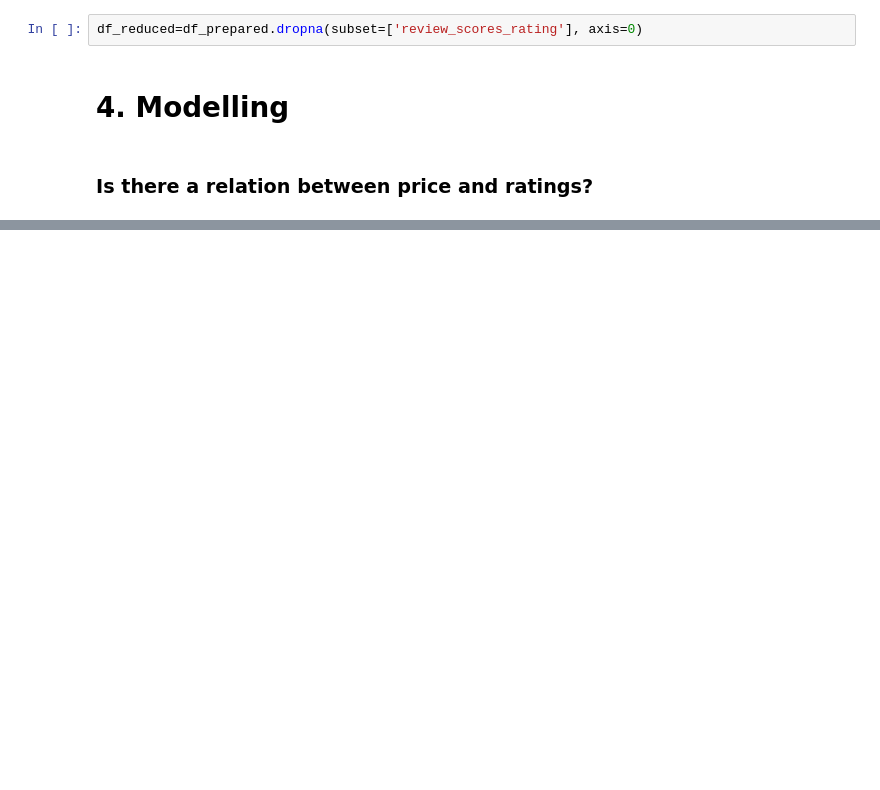
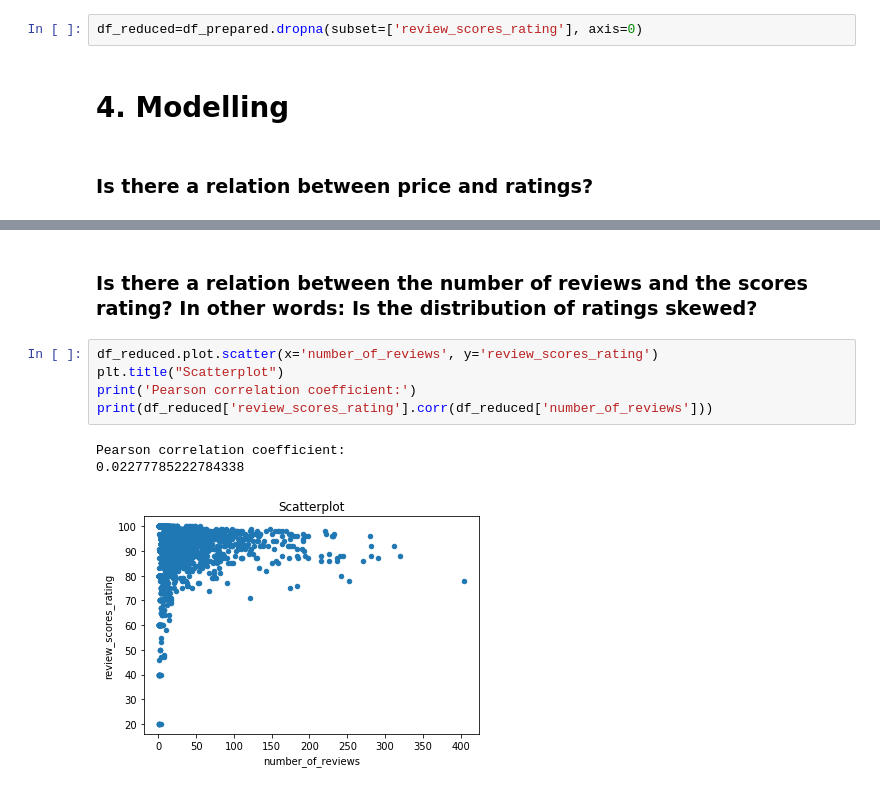
Before and after one commit to MiRoDS/DataScience_Project1, a Jupyter notebook: AirBNBAnalysis.ipynb, the cells around one changed output, grey strips where cells are left out. Saved outputs shown, nothing was run; the diff lists cells and outputs as text; blank space fills up the shorter version.

```diff
--- a/AirBNBAnalysis.ipynb
+++ b/AirBNBAnalysis.ipynb
@@ -408,0 +374,11 @@ It is not analyzed in more details here, but it seems that neighbourhoods with a
+# %% [markdown]
+### Is there a relation between the number of reviews and the scores rating? In other words: Is the distribution of ratings skewed?
+# %%
+df_reduced.plot.scatter(x='number_of_reviews', y='review_scores_rating')
+plt.title("Scatterplot")
+print('Pearson correlation coefficient:')
+print(df_reduced['review_scores_rating'].corr(df_reduced['number_of_reviews']))
+# %% [output]
+Pearson correlation coefficient:
+0.02277785222784338
+[figure, added]
```
Also changed, not shown: parts of 27 cells of this notebook.
